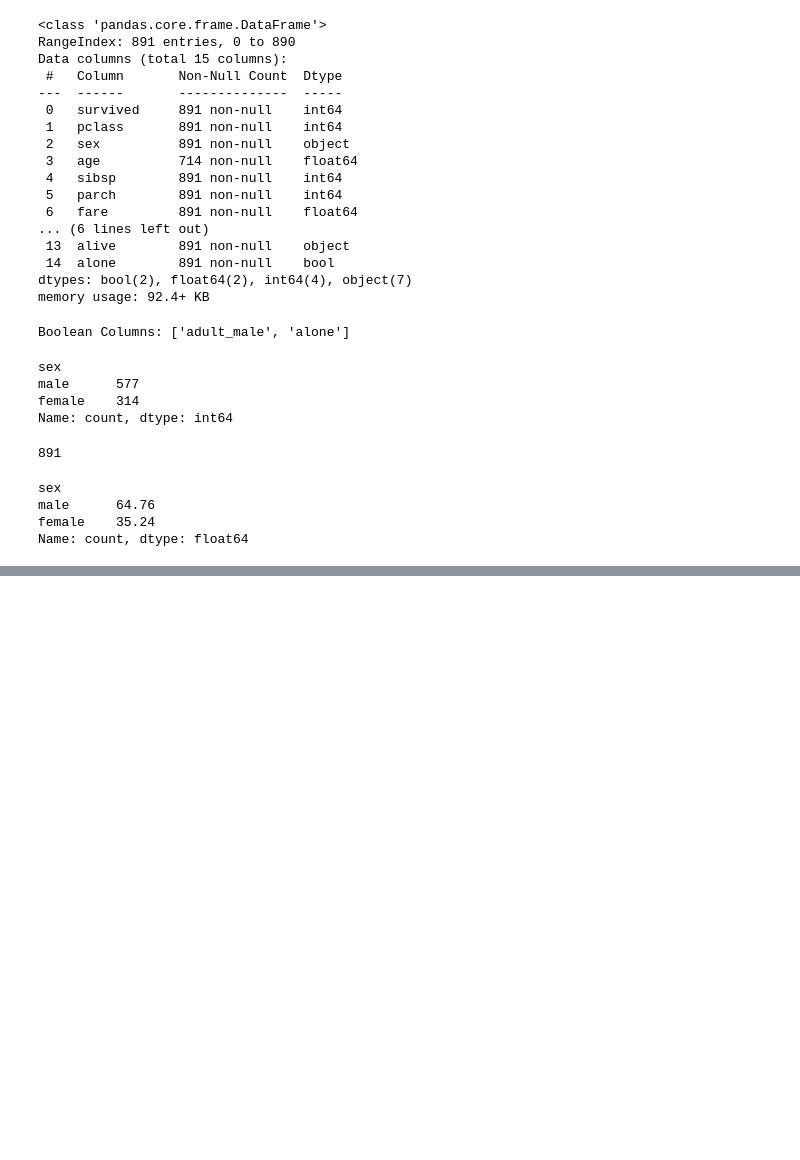
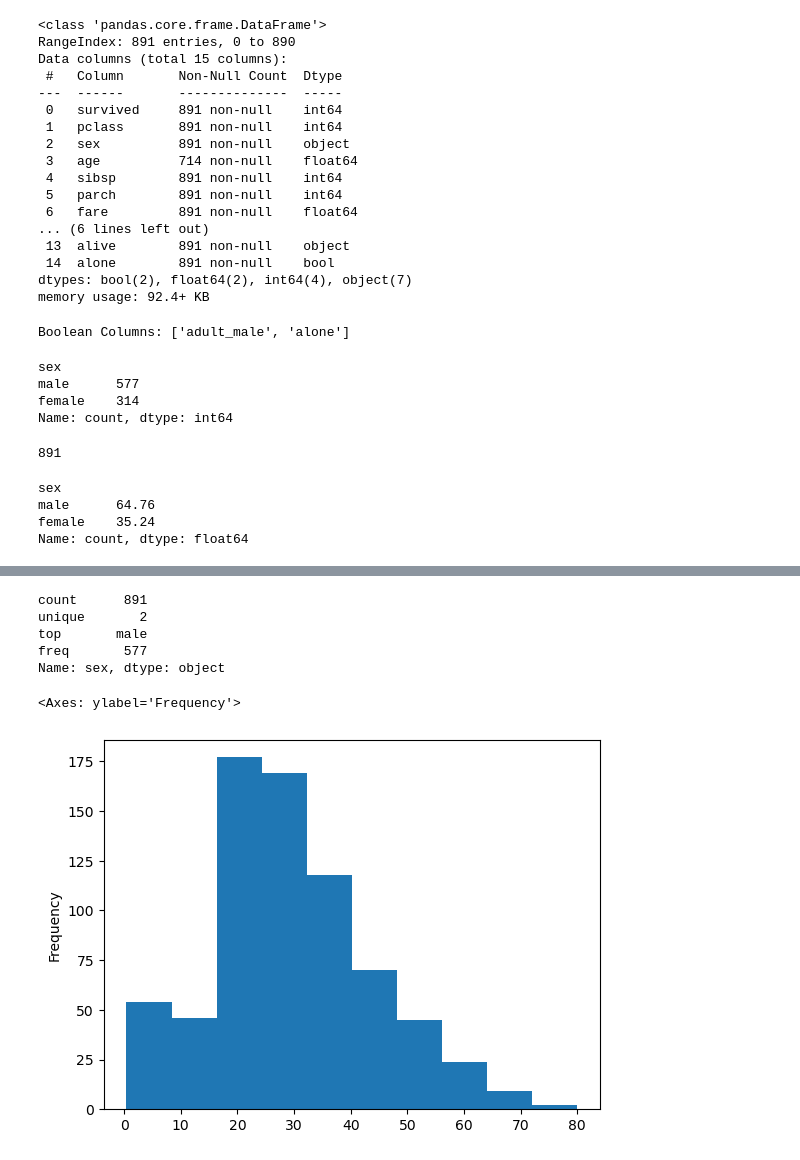
Before and after one commit to MrKami04/Exploratory-Data-Analysis, a Jupyter notebook: EDA/basic_04_dimension.ipynb, the cells around one changed output, grey strips where cells are left out. Saved outputs shown, nothing was run; the diff lists cells and outputs as text; code cells hidden in the pictures; blank space fills up the shorter version.

```diff
--- a/EDA/basic_04_dimension.ipynb
+++ b/EDA/basic_04_dimension.ipynb
@@ -81,0 +158,13 @@ Name: count, dtype: float64
+# %%
+df['sex'].describe()
+# %% [output]
+count      891
+unique       2
+top       male
+freq       577
+Name: sex, dtype: object
+# %%
+df['age'].plot(kind="hist")  # only for numeric columns
+# %% [output]
+<Axes: ylabel='Frequency'>
+[figure, added]
```
Also changed, not shown: parts of 19 cells of this notebook.
